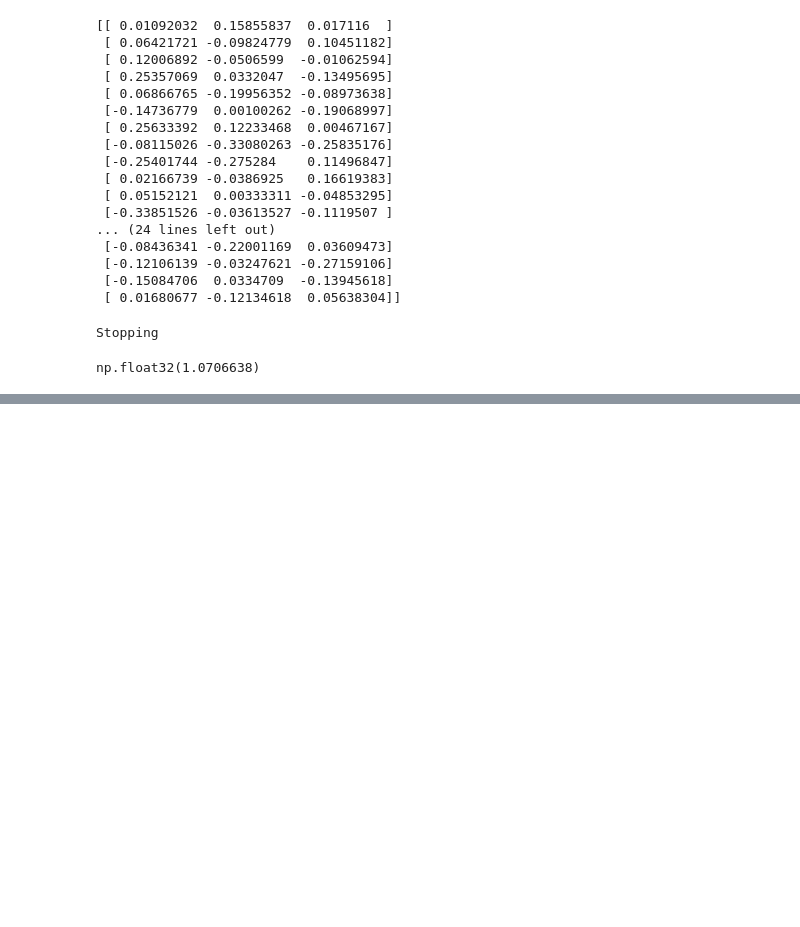
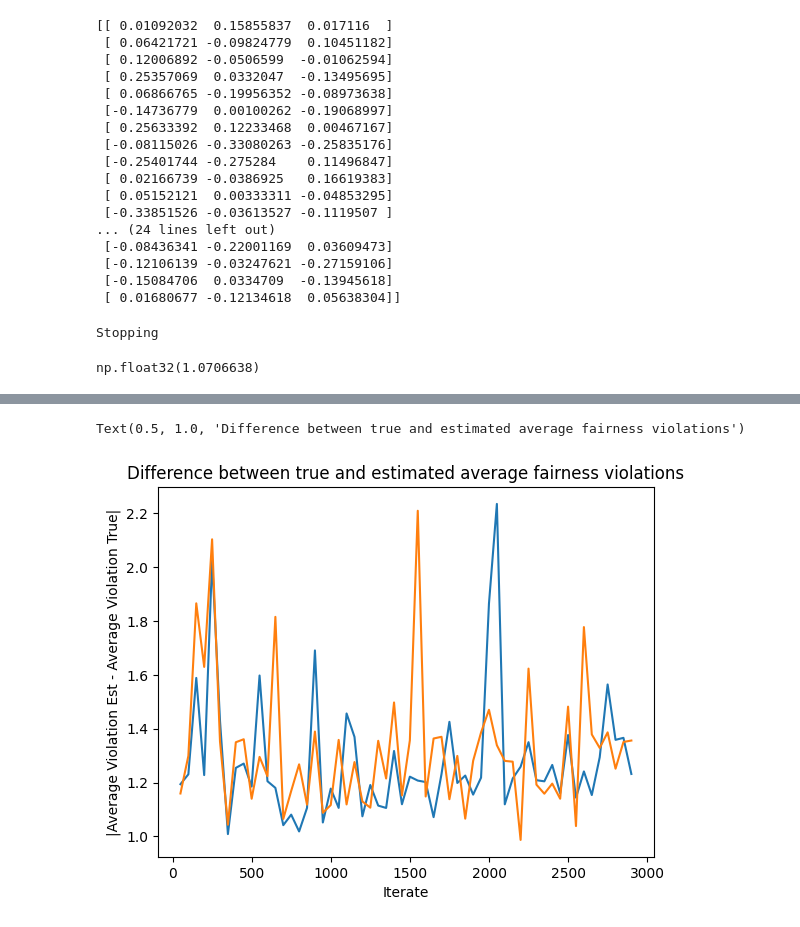
Before and after one commit to ceolson/metric-learning, a Jupyter notebook: scratch.ipynb, the cells around one changed output, grey strips where cells are left out. Drawn from its saved outputs; the diff is of its cells as text; code cells hidden in the pictures; blank space fills up the shorter version.

```diff
--- a/scratch.ipynb
+++ b/scratch.ipynb
@@ -292,0 +290,9 @@ db
+# %%
+plt.plot(db["Iterate"], np.abs(db["Audit Mean"]))
+plt.plot(db["Iterate"], np.abs(db["True Audit Mean"]))
+plt.xlabel("Iterate")
+plt.ylabel("|Average Violation Est - Average Violation True|")
+plt.title("Difference between true and estimated average fairness violations")
+# %% [output]
+Text(0.5, 1.0, 'Difference between true and estimated average fairness violations')
+[figure, added]
```
Also changed, not shown: parts of 20 cells of this notebook, 1 other file.
